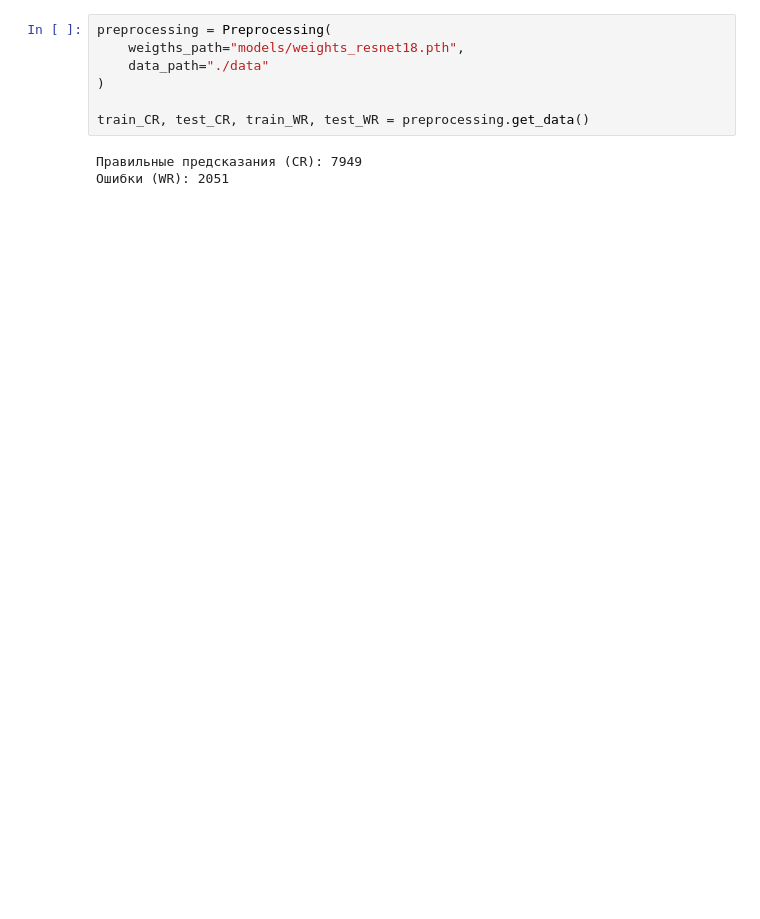
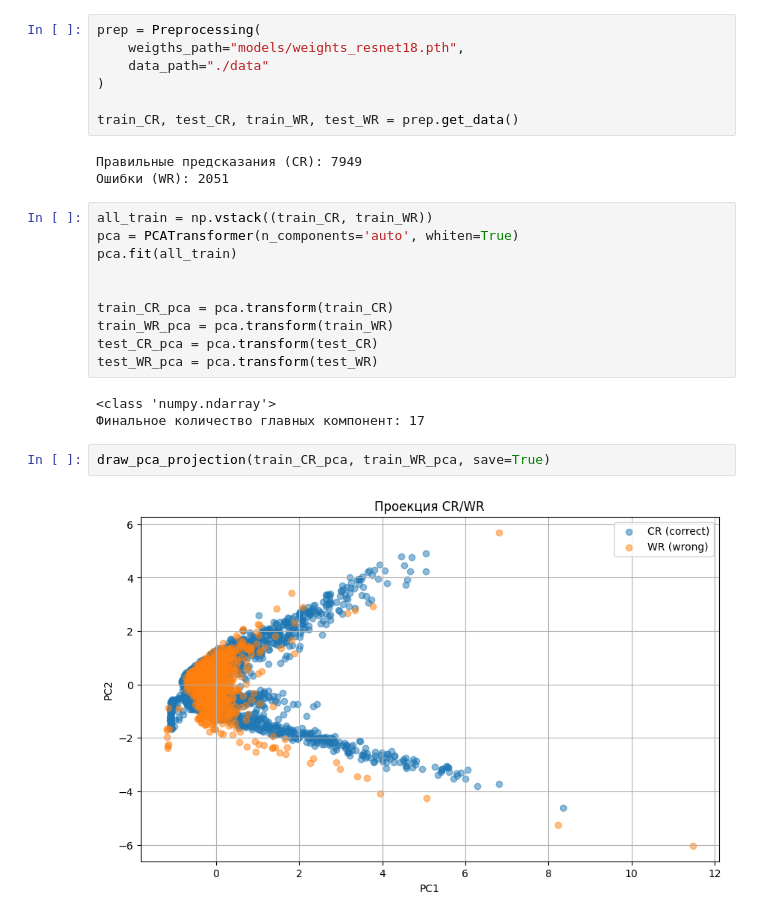
Before and after one commit to MinIN-git/ErrorCorrector, a Jupyter notebook: main.ipynb, the cells around one changed output. Saved outputs shown, nothing was run; the diff lists cells and outputs as text; blank space fills up the shorter version.

```diff
--- a/main.ipynb
+++ b/main.ipynb
@@ -52,10 +25,27 @@ Model saved to models/weights_resnet18.pth
 # %%
-preprocessing = Preprocessing(
+prep = Preprocessing(
     weigths_path="models/weights_resnet18.pth",
     data_path="./data"
 )
 
-train_CR, test_CR, train_WR, test_WR = preprocessing.get_data()
+train_CR, test_CR, train_WR, test_WR = prep.get_data()
 # %% [output]
 Правильные предсказания (CR): 7949
 Ошибки (WR): 2051
+# %%
+all_train = np.vstack((train_CR, train_WR))
+pca = PCATransformer(n_components='auto', whiten=True)
+pca.fit(all_train)
+
+
+train_CR_pca = pca.transform(train_CR)
+train_WR_pca = pca.transform(train_WR)
+test_CR_pca = pca.transform(test_CR)
+test_WR_pca = pca.transform(test_WR)
+# %% [output]
+<class 'numpy.ndarray'>
+Финальное количество главных компонент: 17
+# %%
+draw_pca_projection(train_CR_pca, train_WR_pca, save=True)
+# %% [output]
+[figure, added]
```
Also changed, not shown: parts of 3 cells of this notebook, 6 other files.
